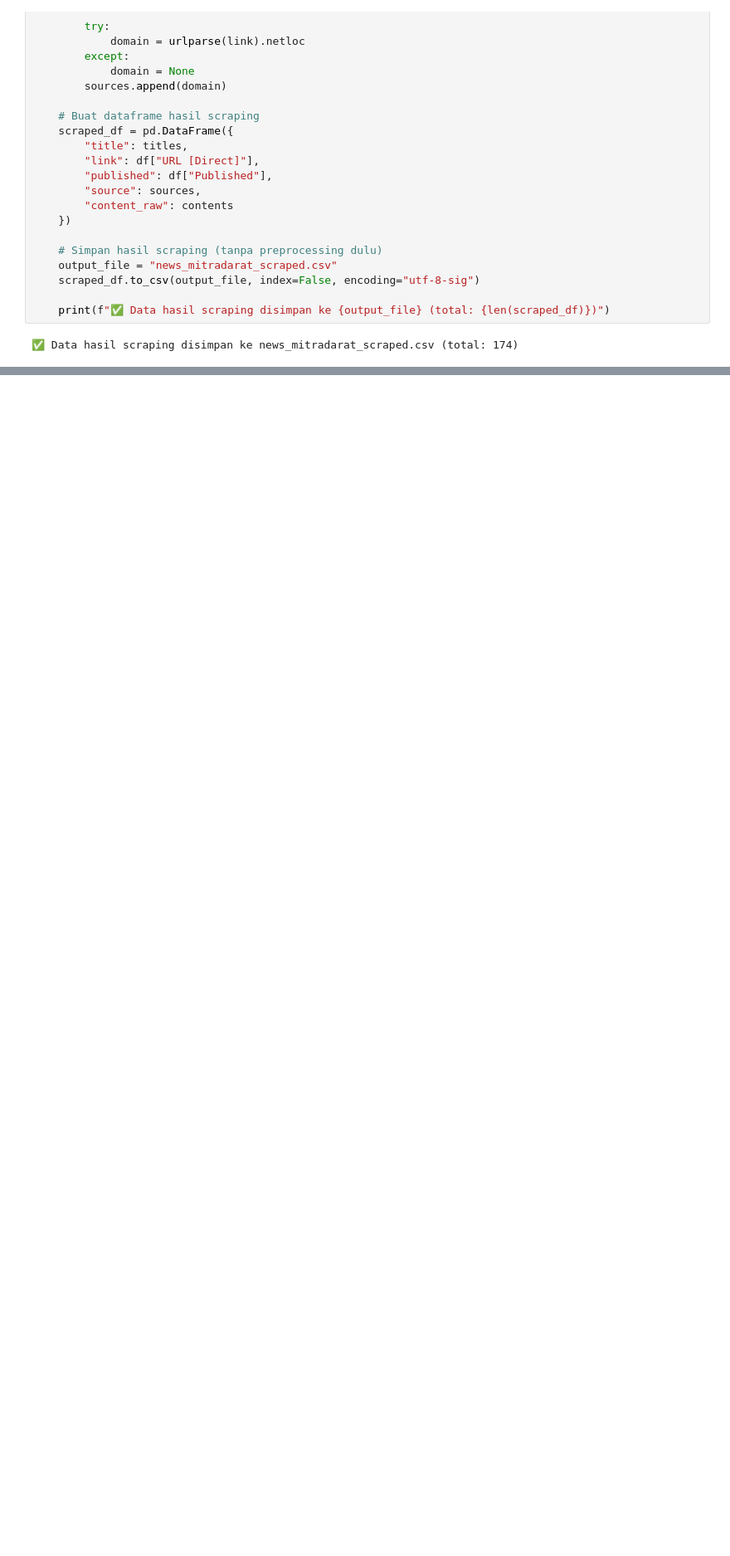
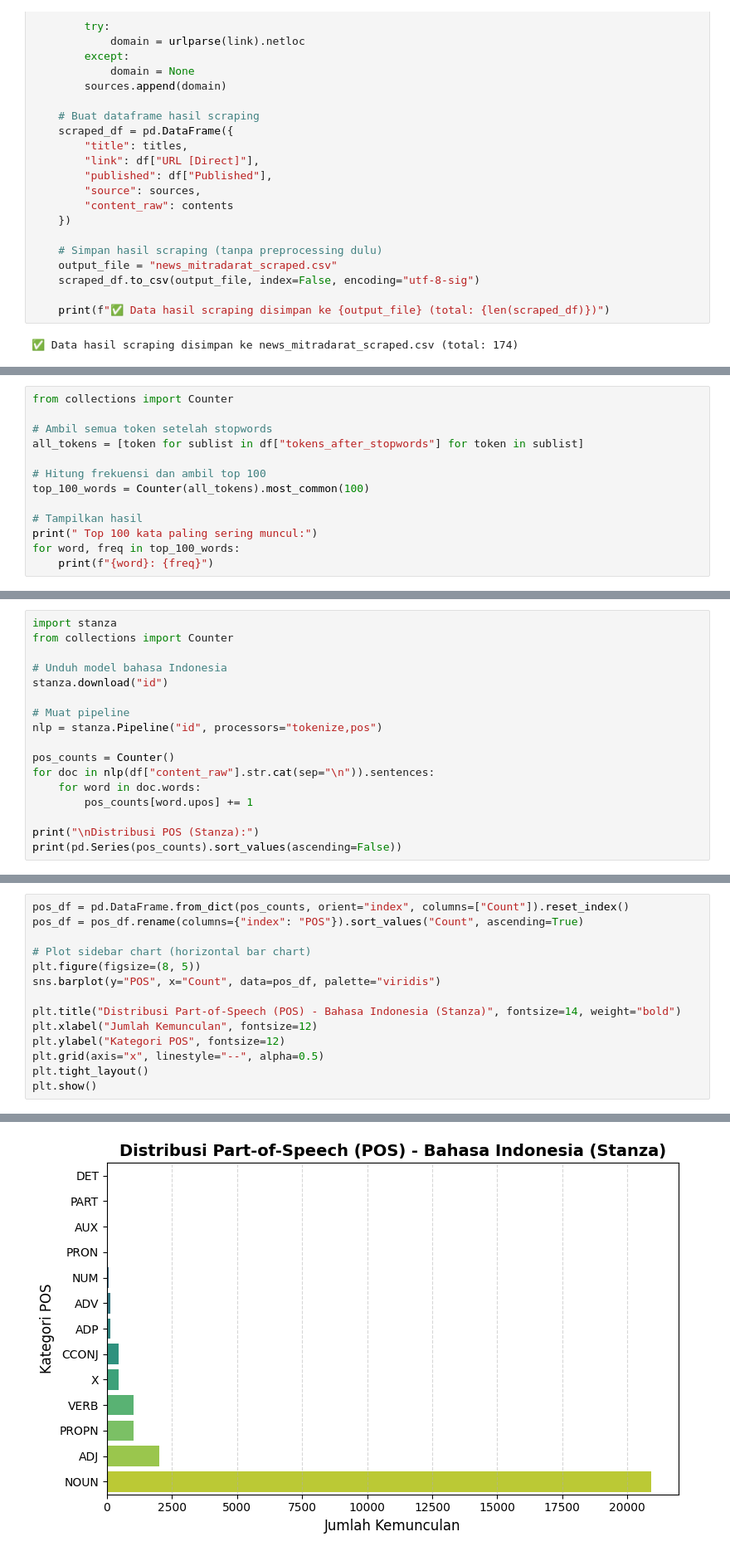
Before and after one commit to Viggofudail/Project-A-Kelompok-3-PBA-GASAL-2025-2026, a Jupyter notebook: PBA_MitraDarat.ipynb, the cells around one changed output, grey strips where cells are left out. Shown at 83% size. Drawn from its saved outputs; the diff is of its cells as text; blank space fills up the shorter version.

```diff
--- a/PBA_MitraDarat.ipynb
+++ b/PBA_MitraDarat.ipynb
@@ -212,0 +264,13 @@ df["content_clean"]
+# %%
+from collections import Counter
+
+# Ambil semua token setelah stopwords
+all_tokens = [token for sublist in df["tokens_after_stopwords"] for token in sublist]
+
+# Hitung frekuensi dan ambil top 100
+top_100_words = Counter(all_tokens).most_common(100)
+
+# Tampilkan hasil
+print(" Top 100 kata paling sering muncul:")
+for word, freq in top_100_words:
+    print(f"{word}: {freq}")
@@ -212,0 +466,17 @@ df["content_clean"]
+# %%
+import stanza
+from collections import Counter
+
+# Unduh model bahasa Indonesia
+stanza.download("id")
+
+# Muat pipeline
+nlp = stanza.Pipeline("id", processors="tokenize,pos")
+
+pos_counts = Counter()
+for doc in nlp(df["content_raw"].str.cat(sep="\n")).sentences:
+    for word in doc.words:
+        pos_counts[word.upos] += 1
+
+print("\nDistribusi POS (Stanza):")
+print(pd.Series(pos_counts).sort_values(ascending=False))
@@ -212,0 +522,15 @@ df["content_clean"]
+# %%
+pos_df = pd.DataFrame.from_dict(pos_counts, orient="index", columns=["Count"]).reset_index()
+pos_df = pos_df.rename(columns={"index": "POS"}).sort_values("Count", ascending=True)
+
+# Plot sidebar chart (horizontal bar chart)
+plt.figure(figsize=(8, 5))
+sns.barplot(y="POS", x="Count", data=pos_df, palette="viridis")
+
+plt.title("Distribusi Part-of-Speech (POS) - Bahasa Indonesia (Stanza)", fontsize=14, weight="bold")
+plt.xlabel("Jumlah Kemunculan", fontsize=12)
+plt.ylabel("Kategori POS", fontsize=12)
+plt.grid(axis="x", linestyle="--", alpha=0.5)
+plt.tight_layout()
+plt.show()
+# %% [output]
@@ -212,0 +540 @@ df["content_clean"]
+[figure, added]
```
Also changed, not shown: parts of 41 cells of this notebook.
